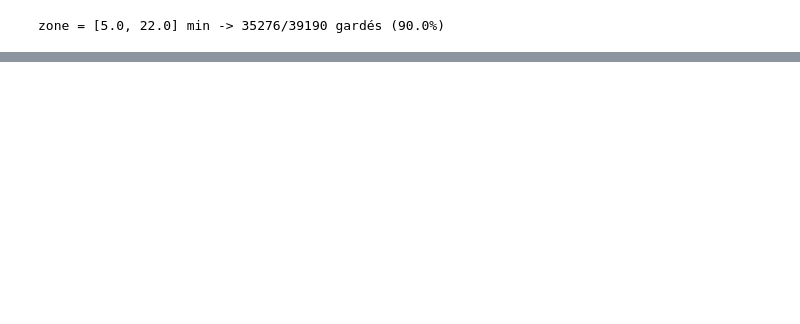
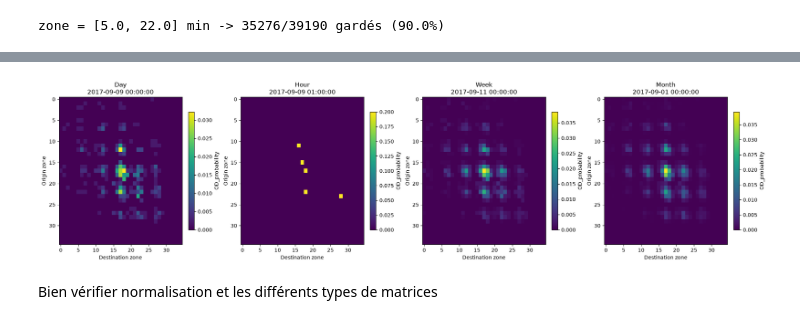
Before and after one commit to Bonbia/ICT4SM, a Jupyter notebook: TP2/Lab2Mathilde.ipynb, the cells around one changed output, grey strips where cells are left out. Cells and saved outputs as stored; diff of their text form; code cells hidden in the pictures; blank space fills up the shorter version.

```diff
--- a/TP2/Lab2Mathilde.ipynb
+++ b/TP2/Lab2Mathilde.ipynb
@@ -171,7 +176,8 @@ def load_wtime(db, coll, carsharing=True):
                     "init_loc": 1,
                     "final_loc": 1,
                     "driving": 1,
-                    "walking": 1
+                    "walking": 1,
+                    'init_date':1
                 }
             }
         ]
@@ -248,7 +254,7 @@ def get_filtered_data(db,coll,q=Q,carsharing=True,verbose=True,return_extra=Fals
 
     return filtered
 # %%
-df = get_filtered_data(
+df_Car2Go = get_filtered_data(
     db=db,
     coll=pb_coll,
     q=0.90,
@@ -258,0 +284,23 @@ zone = [5.0, 22.0] min -> 35276/39190 gardés (90.0%)
+# %%
+def prepare_od_data(df, epsg=32632):
+    data = df.copy()
+    # longitude and latitude
+    data["origin_lon"] = data["init_loc"].apply(lambda x: x["coordinates"][0])
+    data["origin_lat"] = data["init_loc"].apply(lambda x: x["coordinates"][1])
+
+    data["destination_lon"] = data["final_loc"].apply(lambda x: x["coordinates"][0])
+    data["destination_lat"] = data["final_loc"].apply(lambda x: x["coordinates"][1])
+
+    # Project coordinates into a metric CRS
+    origins = gpd.GeoSeries(gpd.points_from_xy(data["origin_lon"], data["origin_lat"]),crs="EPSG:4326").to_crs(epsg=epsg)
+
+    destinations = gpd.GeoSeries(gpd.points_from_xy(data["destination_lon"], data["destination_lat"]),crs="EPSG:4326").to_crs(epsg=epsg)
+
+    data["start_x"] = origins.x
+    data["start_y"] = origins.y
+    data["end_x"] = destinations.x
+    data["end_y"] = destinations.y
+
+    data["init_date"] = pd.to_datetime(data["init_date"])
+
+    return data
@@ -258,0 +417,8 @@ zone = [5.0, 22.0] min -> 35276/39190 gardés (90.0%)
+# %%
+trips = prepare_od_data(df_Car2Go)
+trips, zones = make_od_grid(trips, h=2000)
+
+OD_by_day = compute_od_by_period(trips, zones, period="day")
+OD_by_hour = compute_od_by_period(trips, zones, period="hour")
+OD_by_week = compute_od_by_period(trips, zones, period="week")
+OD_by_month = compute_od_by_period(trips, zones, period="month")
@@ -258,0 +474,12 @@ zone = [5.0, 22.0] min -> 35276/39190 gardés (90.0%)
+# %%
+plot_od_comparison(
+    OD_by_day,
+    OD_by_hour,
+    OD_by_week,
+    OD_by_month,
+    matrix="OD_probability"
+)
+# %% [output]
+[figure, added]
+# %% [markdown]
+Bien vérifier normalisation et les différents types de matrices
```
Also changed, not shown: parts of 10 cells of this notebook.
